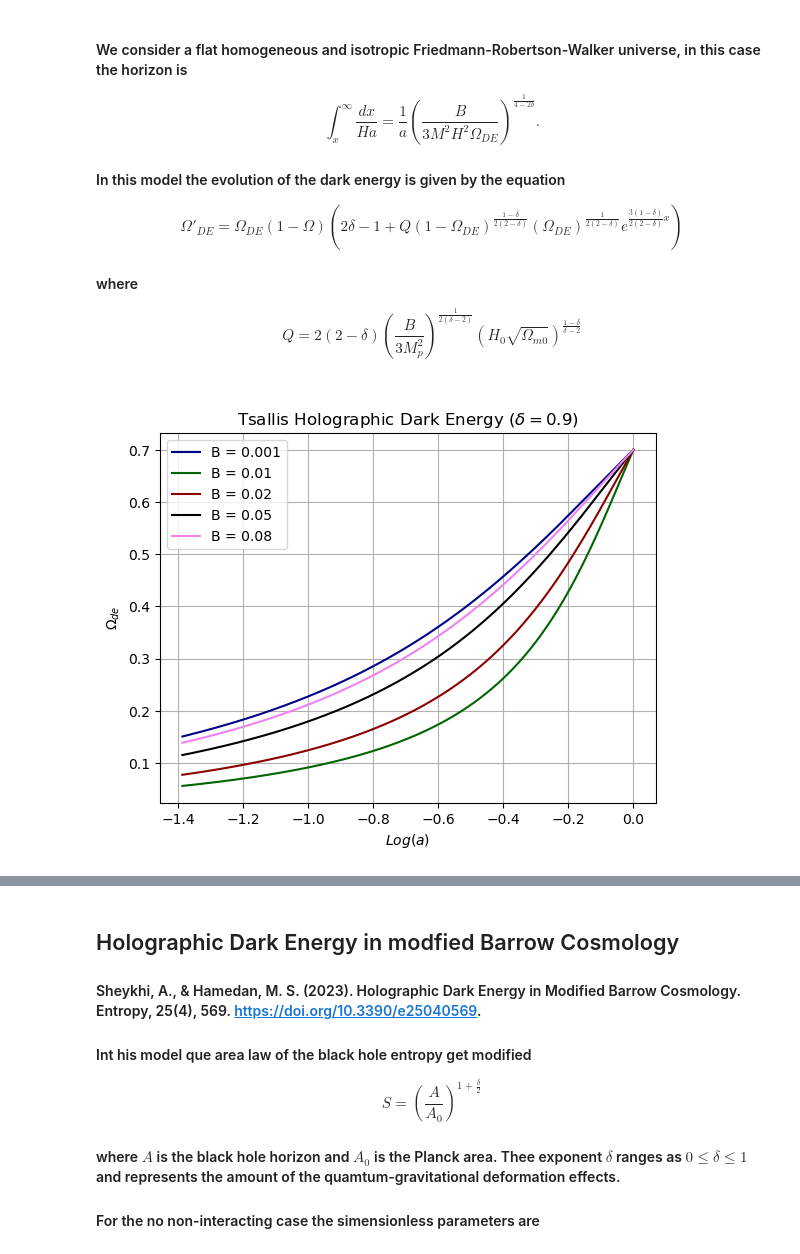
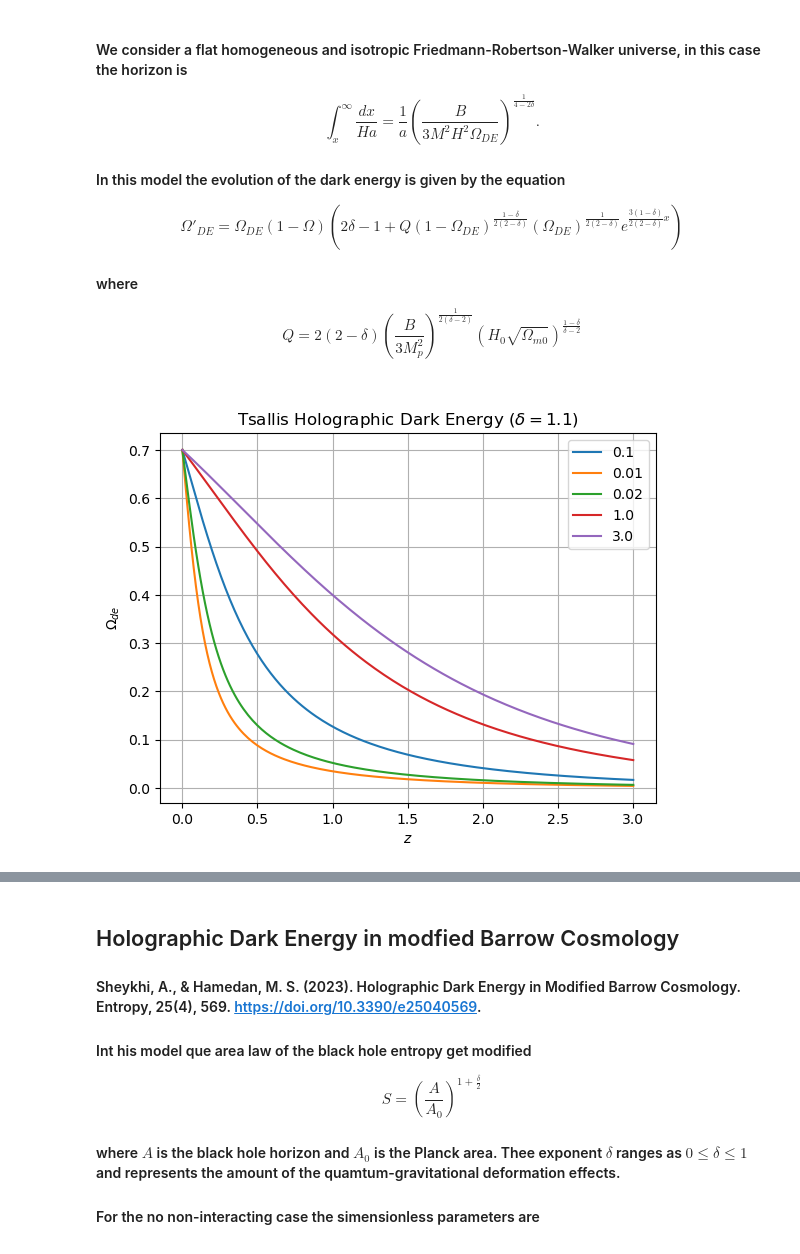
Before and after one commit to xlxnsxzpxtx/HolographicDE, a Jupyter notebook: holographics_models.ipynb, the cells around one changed output, grey strips where cells are left out. Drawn from its saved outputs; the diff is of its cells as text; code cells hidden in the pictures.

```diff
--- a/holographics_models.ipynb
+++ b/holographics_models.ipynb
@@ -65,21 +35,41 @@ def tsallis_model4(Omega,x, d=0.9):
-# %%
-Om0 = 0.7
-x0 = np.log(1./(1+3))
-xf = 0.0000001
-loga = np.linspace(xf,x0,500)
-
-
-sol_tsallis = [odeint(tsallis_model0,Om0,loga),odeint(tsallis_model1,Om0,loga),odeint(tsallis_model2,Om0,loga),odeint(tsallis_model3,Om0,loga),odeint(tsallis_model4,Om0,loga)]
-
-plt.plot(loga,sol_tsallis[0],color='darkblue',label='B = 0.001')
-plt.plot(loga,sol_tsallis[1],color='darkgreen',label='B = 0.01')
-plt.plot(loga,sol_tsallis[2],color='darkred',label='B = 0.02')
-plt.plot(loga,sol_tsallis[3],color='black',label='B = 0.05')
-plt.plot(loga,sol_tsallis[4],color='violet',label='B = 0.08')
-plt.legend()
-plt.title('Tsallis Holographic Dark Energy ($\delta = 0.9$)')
-plt.ylabel('$\Omega_{de}$')
-plt.xlabel('$Log(a)$')
-plt.grid()
-# %% [output]
-[figure, removed]
+# %%
+B = [0.1, 0.01, 0.02, 1.0, 3.0]
+H0 = 70
+Om0 = 0.3
+Ode_0 = 0.7
+zfin = 5
+xini = 0
+xfin = np.log(1. / (1 + zfin))
+xval = np.linspace(xini, xfin, 200)
+zval = np.linspace(0,3, 200)
+
+def tsallis_model(Omega, x, B_value, d=1.1):
+    Q = 2 * (2 - d) * ((B_value / 3) ** (1. / (2 * (d - 2)))) * (H0 * np.sqrt(Om0)) ** ((1 - d) / (d - 2))
+    dOmega = Omega * (1 - Omega) * (
+                2 * d - 1 + Q * ((1 - Omega) ** ((1 - d) / (2 * (2 - d)))) * (Omega * (1. / (2 * (2 - d)))) * np.exp(
+            (3 * (1 - d) / (2 * (2 - d))) * x))
+    return dOmega
+
+
+solutions_tsallis = []
+for b_value in B:
+    sol = odeint(tsallis_model, Ode_0, xval, args=(b_value,))
+    solutions_tsallis.append(sol)
+
+# Reshape all solutions in solutions_tsallis
+solutions_tsallis_reshaped = []
+for sol in solutions_tsallis:
+    solutions_tsallis_reshaped.append(sol[:, 0].reshape(-1))
+
+# Plot each component of solutions_tsallis_reshaped against xval
+for sol_reshaped in solutions_tsallis_reshaped:
+    plt.plot(zval, sol_reshaped)
+
+plt.xlabel('$z$')
+plt.ylabel('$\Omega_{de}$')
+plt.title('Tsallis Holographic Dark Energy ($\delta = 1.1$)')
+plt.legend(B)
+plt.grid(True)
+plt.show()
+# %% [output]
+[figure, added]
```
Also changed, not shown: parts of 8 cells of this notebook, 2 other files.
